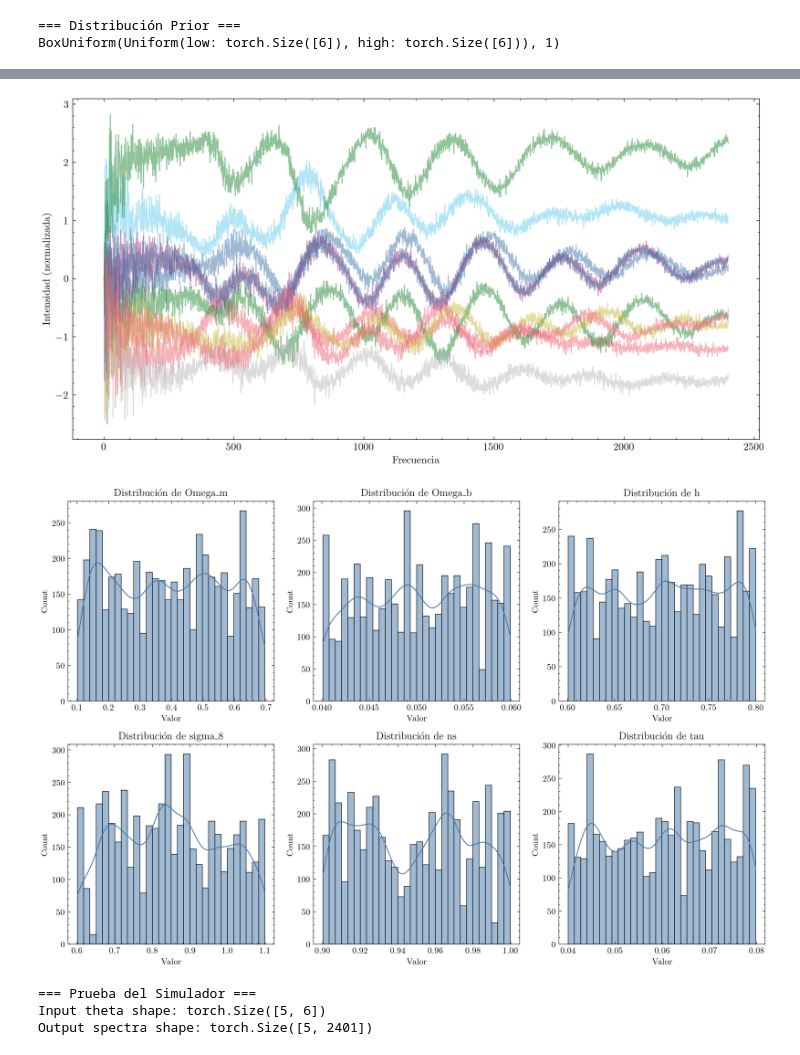
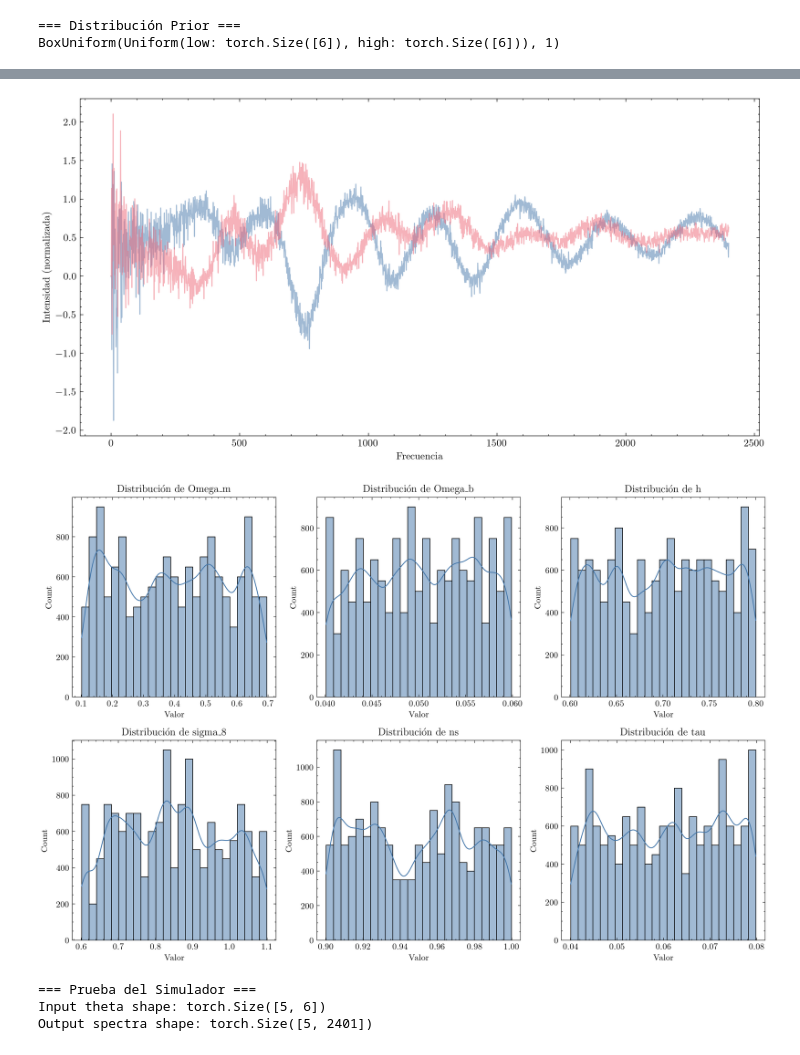
Before and after one commit to julianticucho/cmb-sbi-inference, a Jupyter notebook: inference.ipynb, the cells around one changed output, grey strips where cells are left out. Cells and saved outputs as stored; diff of their text form; code cells hidden in the pictures.

```diff
--- a/inference.ipynb
+++ b/inference.ipynb
@@ -83,23 +83,23 @@ Espectros procesados: torch.Size([5000, 2401])
 # %%
 plt.figure(figsize=(12, 6))
-for i in range(10):
-    plt.plot(processed_spectra[i], alpha=0.5)
+plt.plot(processed_spectra[0], alpha=0.5)
+plt.plot(processed_spectra[50], alpha=0.5)
 plt.xlabel("Frecuencia")
 plt.ylabel("Intensidad (normalizada)")
 plt.show()
 # %% [output]
-[figure, old version]
+[figure, new version]
 # %%
 plt.figure(figsize=(12, 8))
 for i, name in enumerate(param_names):
     plt.subplot(2, 3, i+1)
-    sns.histplot(params[:, i].numpy(), bins=30, kde=True)
+    sns.histplot(params[:, i].numpy(), bins=25, kde=True)
     plt.title(f"Distribución de {name}")
     plt.xlabel("Valor")
 plt.tight_layout()
 plt.show()
 # %% [output]
-[figure, old version]
+[figure, new version]
 # %%
 def simulator(theta: torch.Tensor) -> torch.Tensor:
     idx = torch.randint(0, len(processed_spectra), (theta.shape[0],))
```
Also changed, not shown: parts of 9 cells of this notebook, 11 other files.
